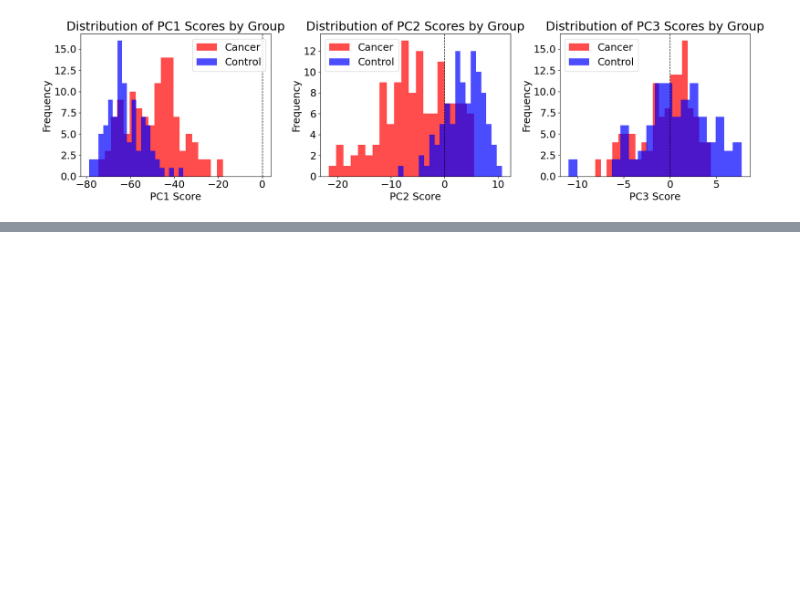
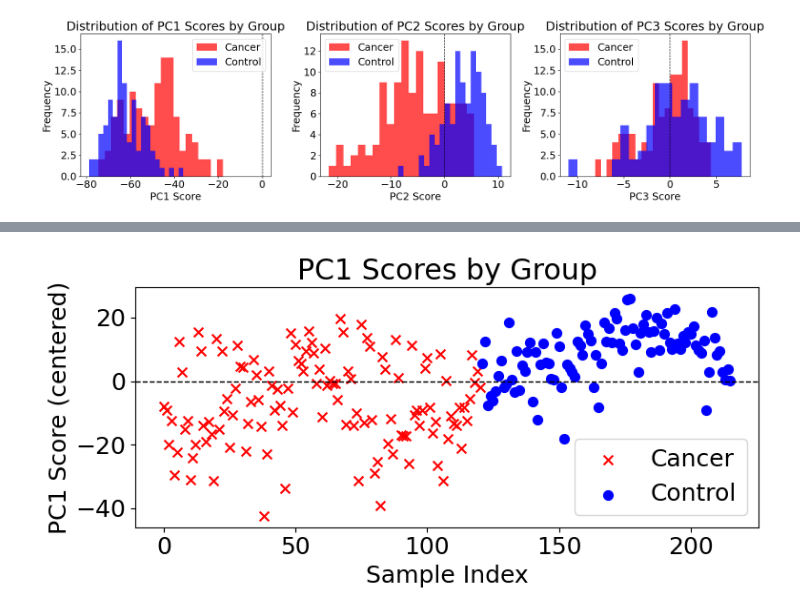
Before and after one commit to lasreeram/datascieng, a Jupyter notebook: pca_ovarian_cancer.ipynb, the cells around one changed output, grey strips where cells are left out. Saved outputs shown, nothing was run; the diff lists cells and outputs as text; code cells hidden in the pictures; blank space fills up the shorter version.

```diff
--- a/pca_ovarian_cancer.ipynb
+++ b/pca_ovarian_cancer.ipynb
@@ -198,0 +303,17 @@ Control patients - Mean: 0.7716, Std: 3.7693
+# %%
+# Scatter plot of PC1 scores by group
+plt.figure(figsize=(8, 4))
+plt.scatter(np.arange(len(pc1_scores))[grp_arr == 'Cancer'], pc1_scores[grp_arr == 'Cancer'],
+            marker='x', color='red', s=50, label='Cancer')
+plt.scatter(np.arange(len(pc1_scores))[grp_arr != 'Cancer'], pc1_scores[grp_arr != 'Cancer'],
+            marker='o', color='blue', s=50, label='Control')
+
+plt.xlabel('Sample Index')
+plt.ylabel('PC1 Score (centered)')
+plt.title('PC1 Scores by Group')
+plt.axhline(0, color='black', linestyle='--', linewidth=1)
+plt.legend()
+plt.tight_layout()
+plt.show()
+# %% [output]
+[figure, added]
```
Also changed, not shown: parts of 6 cells of this notebook, 4 other files.
